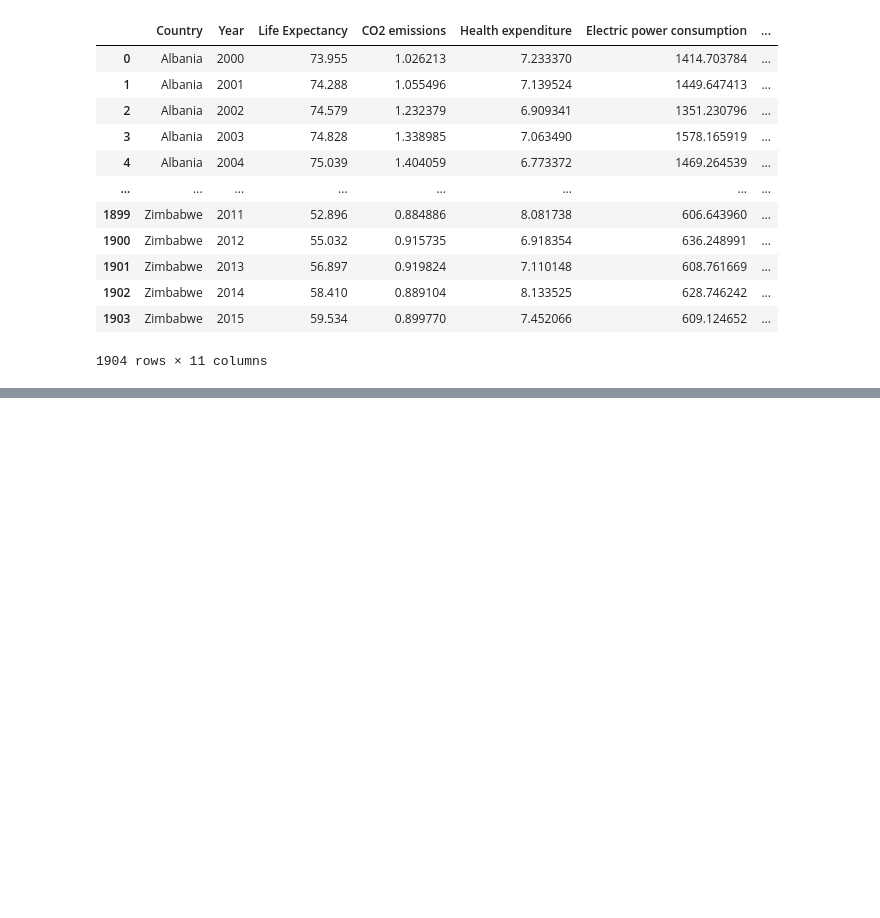
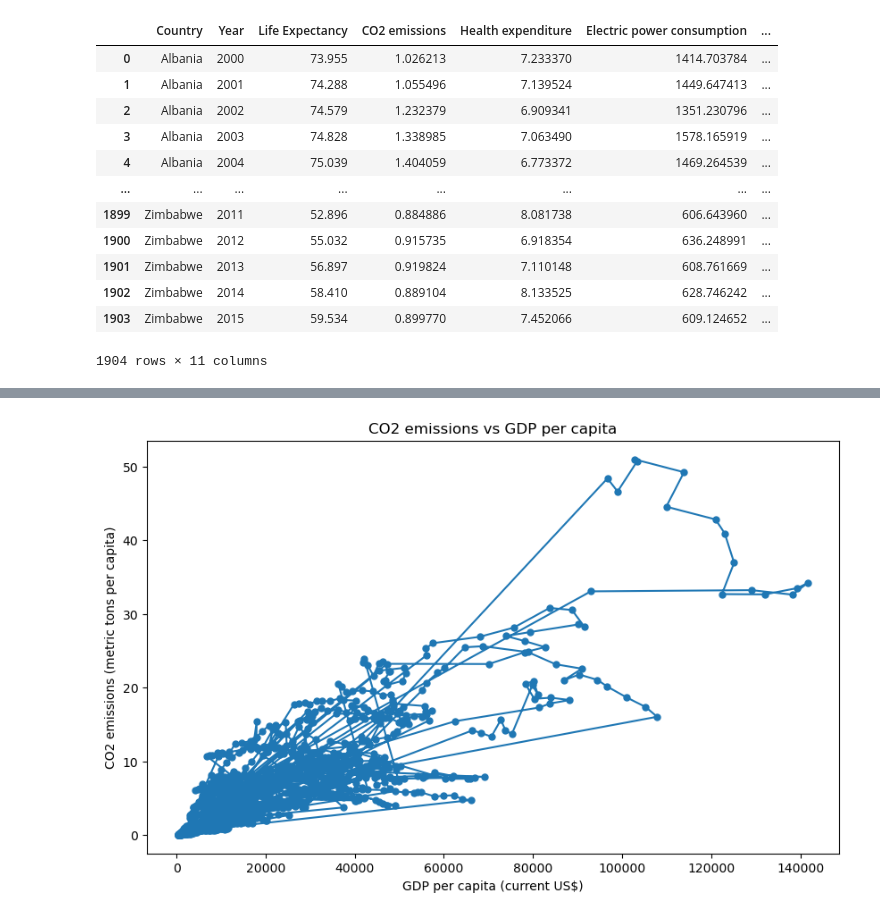
Before and after one commit to ubco-W2022T2-data301/project-group-group28, a Jupyter notebook: analysis/analysis3.ipynb, the cells around one changed output, grey strips where cells are left out. Saved outputs shown, nothing was run; the diff lists cells and outputs as text; code cells hidden in the pictures; blank space fills up the shorter version.

```diff
--- a/analysis/analysis3.ipynb
+++ b/analysis/analysis3.ipynb
@@ -191,0 +230,16 @@ def load_and_process(file_path):
+# %%
+import pandas as pd
+import matplotlib.pyplot as plt
+
+# Load the data and process it as desired
+df = df.dropna(subset=['CO2 emissions', 'GDP per capita'])
+
+# Plot the graph
+fig, ax = plt.subplots(figsize=(10, 6))
+ax.plot(df['GDP per capita'], df['CO2 emissions'], 'o-', markersize=5)
+ax.set_xlabel('GDP per capita (current US$)')
+ax.set_ylabel('CO2 emissions (metric tons per capita)')
+ax.set_title('CO2 emissions vs GDP per capita')
+plt.show()
+# %% [output]
+[figure, added]
```
Also changed, not shown: parts of 11 cells of this notebook.
